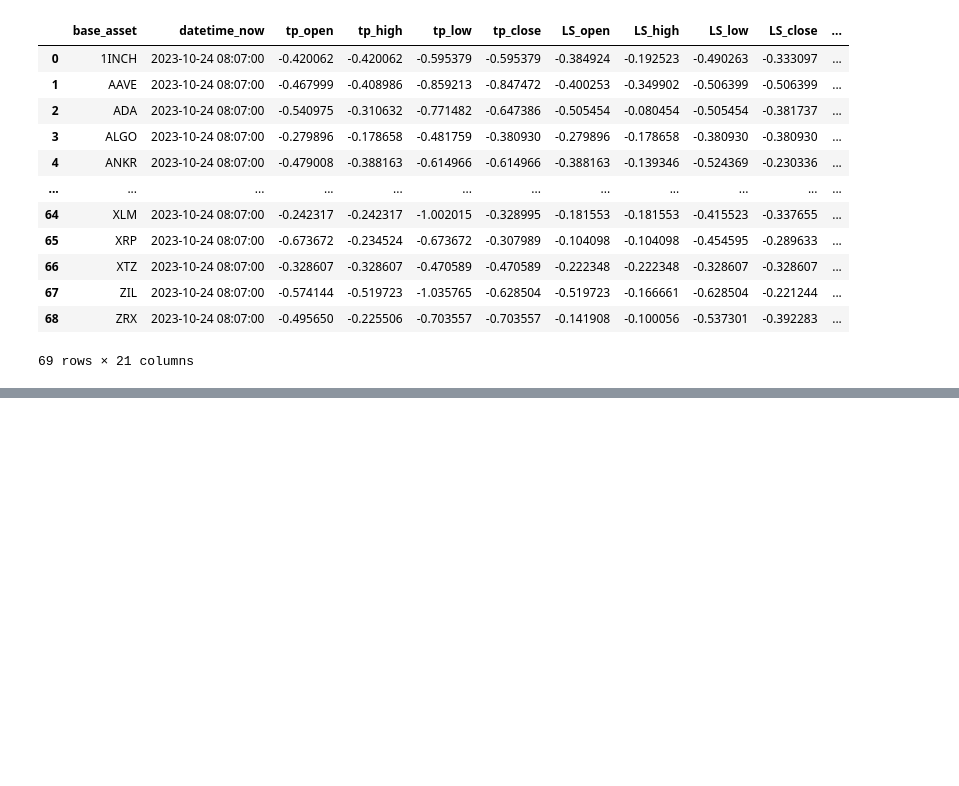
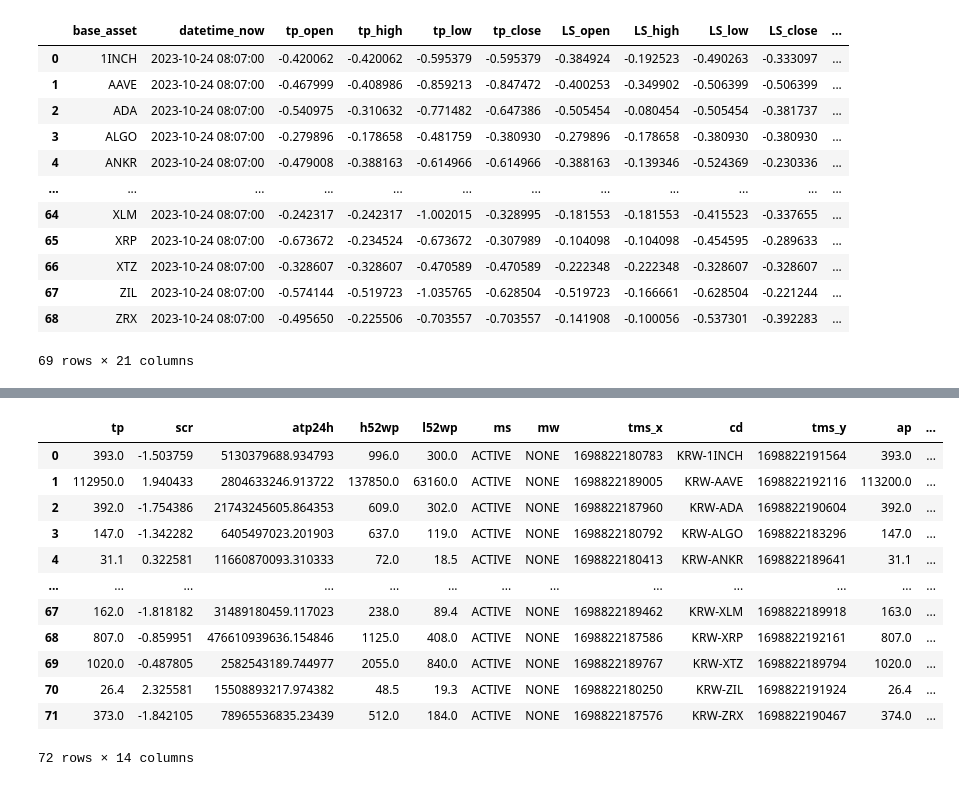
Before and after one commit to charlie115/act, a Jupyter notebook: test_kimp_bot_core.ipynb, the cells around one changed output, grey strips where cells are left out. Drawn from its saved outputs; the diff is of its cells as text; code cells hidden in the pictures; blank space fills up the shorter version.

```diff
--- a/test_kimp_bot_core.ipynb
+++ b/test_kimp_bot_core.ipynb
@@ -170,0 +106,16 @@ resampling ohlc_df(length: 51): 0.4383203983306885
+# %%
+target_market_df
+# %% [output]
+|  | tp | scr | atp24h | h52wp | l52wp | ms | mw | tms_x | cd | tms_y | ap | ... |
+| 0 | 393.0 | -1.503759 | 5130379688.934793 | 996.0 | 300.0 | ACTIVE | NONE | 1698822180783 | KRW-1INCH | 1698822191564 | 393.0 | ... |
+| 1 | 112950.0 | 1.940433 | 2804633246.913722 | 137850.0 | 63160.0 | ACTIVE | NONE | 1698822189005 | KRW-AAVE | 1698822192116 | 113200.0 | ... |
+| 2 | 392.0 | -1.754386 | 21743245605.864353 | 609.0 | 302.0 | ACTIVE | NONE | 1698822187960 | KRW-ADA | 1698822190604 | 392.0 | ... |
+| 3 | 147.0 | -1.342282 | 6405497023.201903 | 637.0 | 119.0 | ACTIVE | NONE | 1698822180792 | KRW-ALGO | 1698822183296 | 147.0 | ... |
+| 4 | 31.1 | 0.322581 | 11660870093.310333 | 72.0 | 18.5 | ACTIVE | NONE | 1698822180413 | KRW-ANKR | 1698822189641 | 31.1 | ... |
+| ... | ... | ... | ... | ... | ... | ... | ... | ... | ... | ... | ... | ... |
+| 67 | 162.0 | -1.818182 | 31489180459.117023 | 238.0 | 89.4 | ACTIVE | NONE | 1698822189462 | KRW-XLM | 1698822189918 | 163.0 | ... |
+| 68 | 807.0 | -0.859951 | 476610939636.154846 | 1125.0 | 408.0 | ACTIVE | NONE | 1698822187586 | KRW-XRP | 1698822192161 | 807.0 | ... |
+| 69 | 1020.0 | -0.487805 | 2582543189.744977 | 2055.0 | 840.0 | ACTIVE | NONE | 1698822189767 | KRW-XTZ | 1698822189794 | 1020.0 | ... |
+| 70 | 26.4 | 2.325581 | 15508893217.974382 | 48.5 | 19.3 | ACTIVE | NONE | 1698822180250 | KRW-ZIL | 1698822191924 | 26.4 | ... |
+| 71 | 373.0 | -1.842105 | 78965536835.23439 | 512.0 | 184.0 | ACTIVE | NONE | 1698822187576 | KRW-ZRX | 1698822190467 | 374.0 | ... |
+72 rows × 14 columns
```
Also changed, not shown: parts of 7 cells of this notebook, 9 other files.
